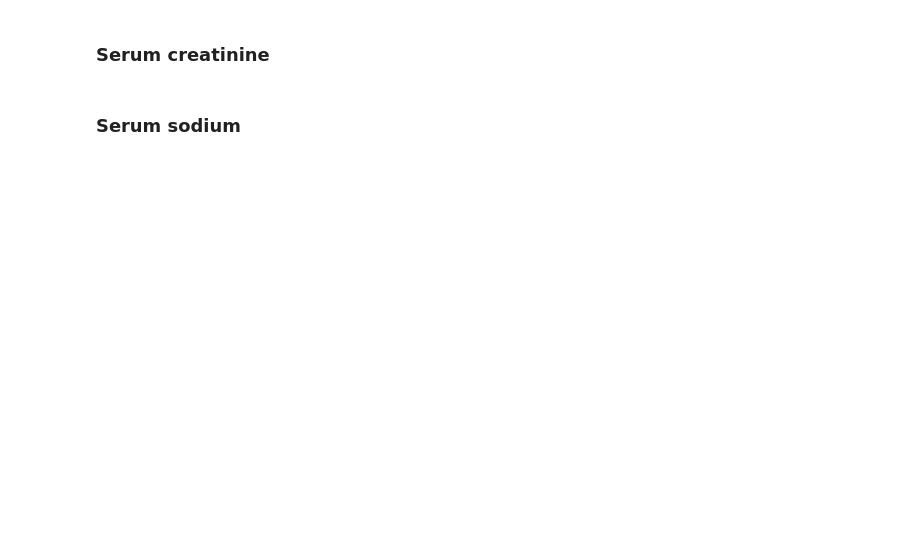
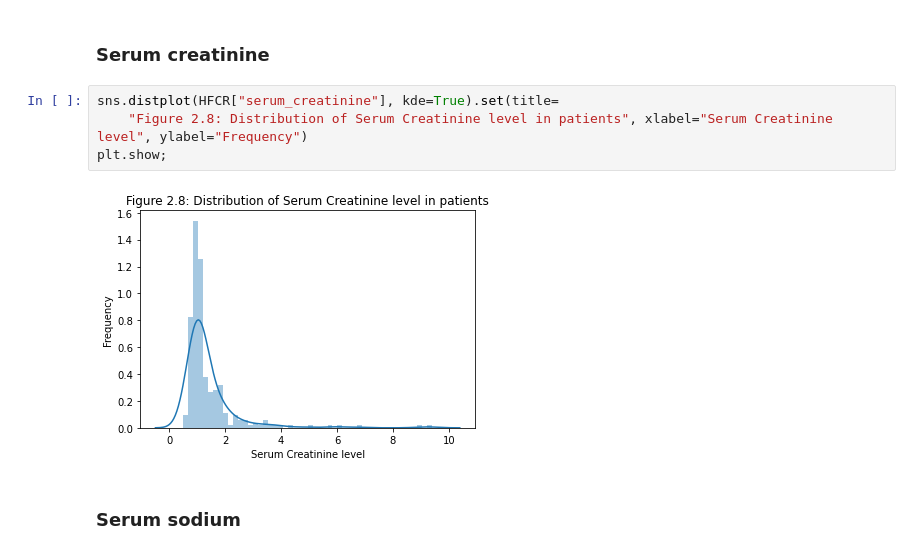
Before and after one commit to Ghost-Recon131/PDS-Assignment2, a Jupyter notebook: assignment2.ipynb, the cells around one changed output. Cells and saved outputs as stored; diff of their text form; blank space fills up the shorter version.

```diff
--- a/assignment2.ipynb
+++ b/assignment2.ipynb
@@ -555,4 +594,10 @@ located beyond the upper outlier threshold of 67.5, which could be an indicator
 # %% [markdown]
 ### Serum creatinine
+# %%
+sns.distplot(HFCR["serum_creatinine"], kde=True).set(title=
+    "Figure 2.8: Distribution of Serum Creatinine level in patients", xlabel="Serum Creatinine level", ylabel="Frequency")
+plt.show;
+# %% [output]
+[figure, added]
 # %% [markdown]
 ### Serum sodium
```
Also changed, not shown: parts of 109 cells of this notebook, 2 other files.
